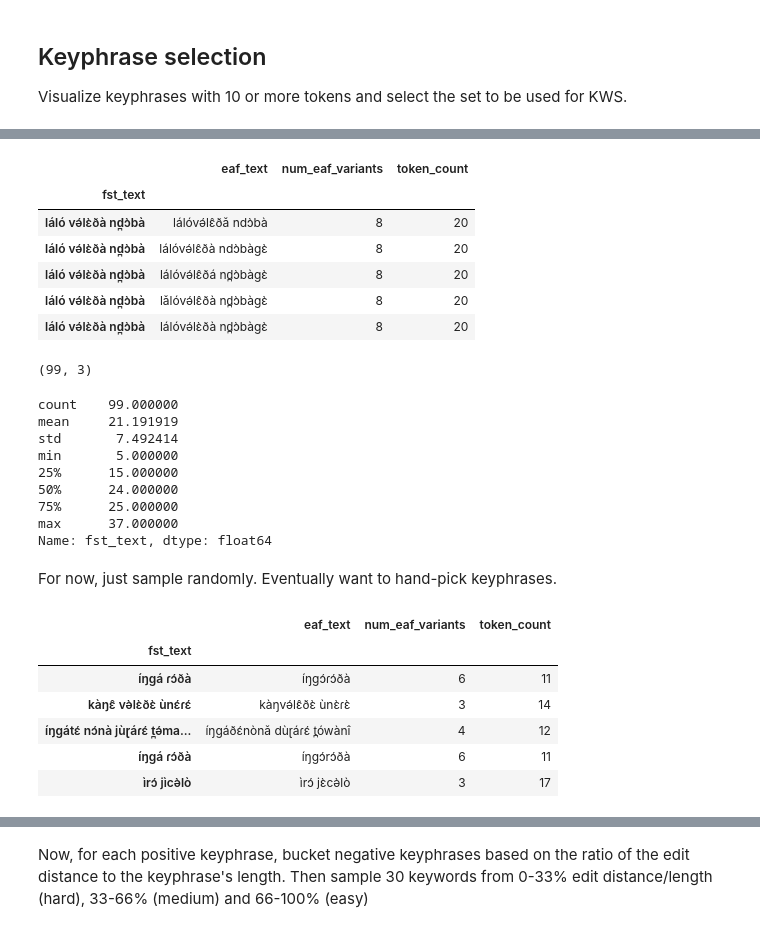
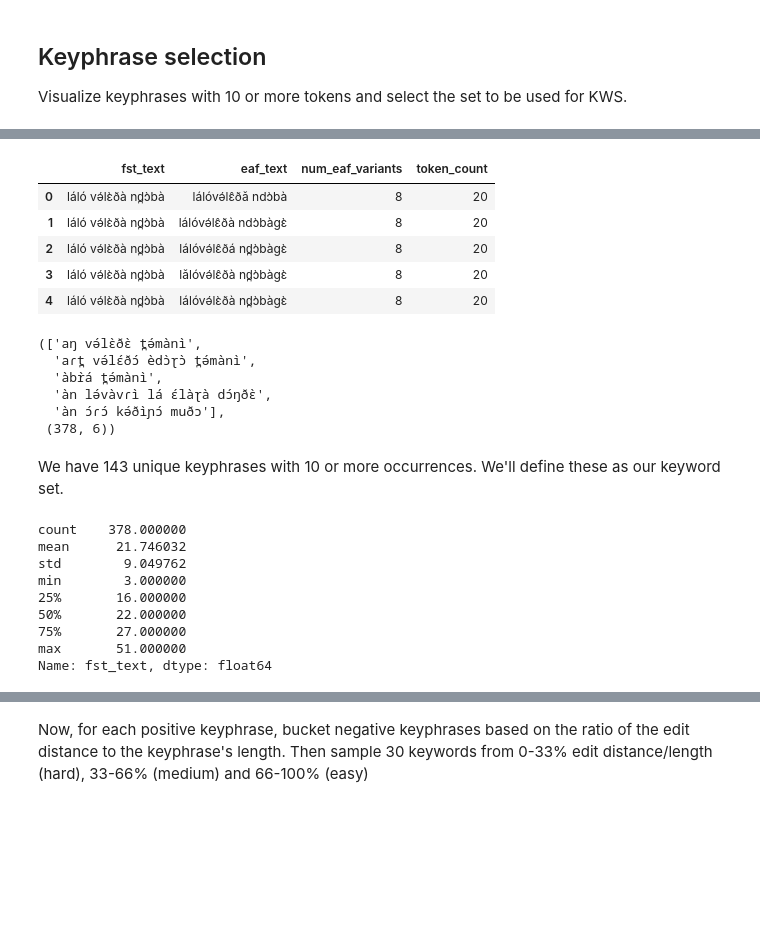
Before and after one commit to markjosims/tira_kws, a Jupyter notebook: notebooks/tira_keyword_exploration.ipynb, the cells around one changed output, grey strips where cells are left out. Saved outputs shown, nothing was run; the diff lists cells and outputs as text; code cells hidden in the pictures; blank space fills up the shorter version.

```diff
--- a/notebooks/tira_keyword_exploration.ipynb
+++ b/notebooks/tira_keyword_exploration.ipynb
@@ -113,44 +127,37 @@ Name: count, dtype: int64
 # %%
-unique_phrase_df['token_count'] = keyphrase_counts
-unique_phrase_df.head()
+# unique_phrase_df['token_count'] = keyphrase_counts
+# unique_phrase_df.head()
 # %% [output]
-|  | eaf_text | num_eaf_variants | token_count |
-| fst_text |  |  |  |
-| láló və́lɛ̀ðà nd̪ɔ̀bà | lálóvə́lɛ̂ðǎ ndɔ̀bà | 8 | 20 |
-| láló və́lɛ̀ðà nd̪ɔ̀bà | lálóvə́lɛ̂ðà ndɔ̀bàgɛ̀ | 8 | 20 |
-| láló və́lɛ̀ðà nd̪ɔ̀bà | lálóvə́lɛ̂ðá nd̪ɔ̀bàgɛ̀ | 8 | 20 |
-| láló və́lɛ̀ðà nd̪ɔ̀bà | lǎlóvə́lɛ̂ðà nd̪ɔ̀bàgɛ̀ | 8 | 20 |
-| láló və́lɛ̀ðà nd̪ɔ̀bà | lálóvə́lɛ̀ðà nd̪ɔ̀bàgɛ̀ | 8 | 20 |
+|  | fst_text | eaf_text | num_eaf_variants | token_count |
+| 0 | láló və́lɛ̀ðà nd̪ɔ̀bà | lálóvə́lɛ̂ðǎ ndɔ̀bà | 8 | 20 |
+| 1 | láló və́lɛ̀ðà nd̪ɔ̀bà | lálóvə́lɛ̂ðà ndɔ̀bàgɛ̀ | 8 | 20 |
+| 2 | láló və́lɛ̀ðà nd̪ɔ̀bà | lálóvə́lɛ̂ðá nd̪ɔ̀bàgɛ̀ | 8 | 20 |
+| 3 | láló və́lɛ̀ðà nd̪ɔ̀bà | lǎlóvə́lɛ̂ðà nd̪ɔ̀bàgɛ̀ | 8 | 20 |
+| 4 | láló və́lɛ̀ðà nd̪ɔ̀bà | lálóvə́lɛ̀ðà nd̪ɔ̀bàgɛ̀ | 8 | 20 |
 # %%
-mask = unique_phrase_df['token_count'] > 10
-high_freq_phrases = unique_phrase_df[mask]
-high_freq_phrases.shape
+keyphrase_mask = unique_phrase_df['token_count'] >= 10
+unique_phrase_df['is_keyphrase'] = keyphrase_mask
+high_freq_phrases = unique_phrase_df[keyphrase_mask]['fst_text'].tolist()
+high_freq_phrases[:5], unique_phrase_df[keyphrase_mask].shape
 # %% [output]
-(99, 3)
+(['aŋ və́lɛ̀ðɛ̀ t̪ə́mànì',
+  'aɾt̪ və́lɛ́ðɔ́ èdɔ̀ɽɔ̀ t̪ə́mànì',
+  'àbr̀á t̪ə́mànì',
+  'àn lə́vàvɾì lá ɛ́làɽà dɔ́ŋðɛ̀',
+  'àn ɔ́ɾɔ́ kə́ðìɲɔ́ muðɔ'],
+ (378, 6))
+# %% [markdown]
+We have 143 unique keyphrases with 10 or more occurrences. We'll define these as our keyword set.
 # %%
-pd.Series(high_freq_phrases.index.str.len()).describe()
+pd.Series(unique_phrase_df[keyphrase_mask]['fst_text'].str.len()).describe()
 # %% [output]
-count    99.000000
-mean     21.191919
-std       7.492414
-min       5.000000
-25%      15.000000
-50%      24.000000
-75%      25.000000
-max      37.000000
+count    378.000000
+mean      21.746032
+std        9.049762
+min        3.000000
+25%       16.000000
+50%       22.000000
+75%       27.000000
+max       51.000000
 Name: fst_text, dtype: float64
-# %% [markdown]
-For now, just sample randomly. Eventually want to hand-pick keyphrases.
-# %%
-num_keyphrases = 30
-keyphrase_set = high_freq_phrases.sample(30)
-keyphrase_set.head()
-# %% [output]
-|  | eaf_text | num_eaf_variants | token_count |
-| fst_text |  |  |  |
-| íŋgá ɾɔ́ðà | íŋgɔ́ɾɔ́ðà | 6 | 11 |
-| kàŋɛ̂ və̀lɛ̀ðɛ̀ ùnɛ́ɾɛ́ | kàŋvə́lɛ̂ðɛ̀ ùnɛ̀ɾɛ̀ | 3 | 14 |
-| íŋgátɛ́ nɔ́nà jùɽáɾɛ́ t̪ə́ma... | íŋgáðɛ́nònǎ dùɽáɾɛ́ t̪ówànî | 4 | 12 |
-| íŋgá ɾɔ́ðà | íŋgɔ́rɔ́ðà | 6 | 11 |
-| ìrɔ́ jìcə̀lò | ìrɔ́ jɛ̀cə̀lò | 3 | 17 |
 # %% [markdown]
```
Also changed, not shown: parts of 22 cells of this notebook.
